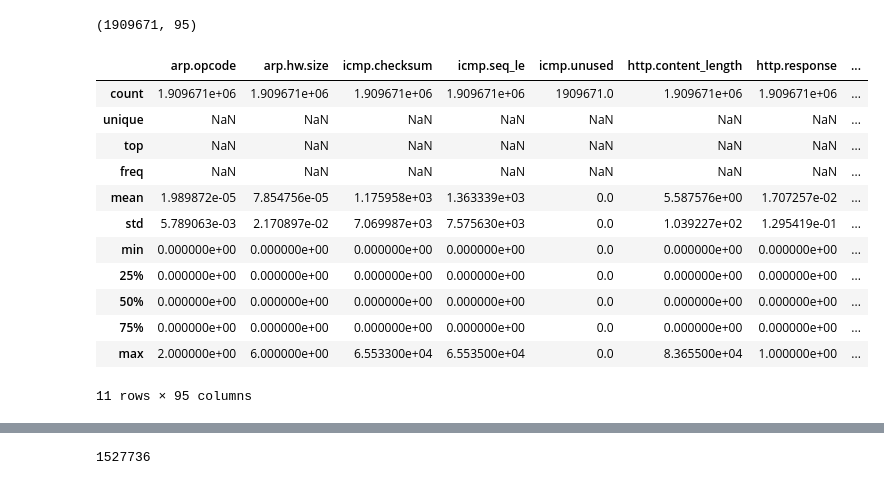
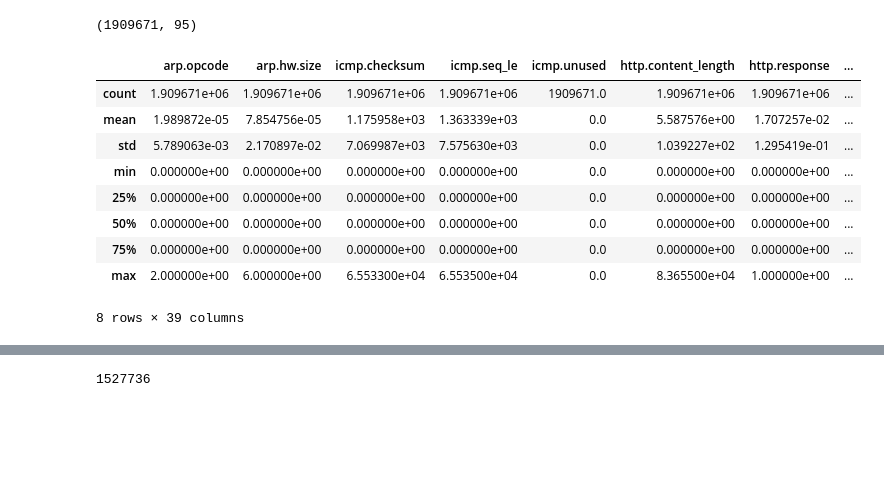
Before and after one commit to Char1iee/UCSD-Cyberlab, a Jupyter notebook: Edge-IIoT/preprocess.ipynb, the cells around one changed output, grey strips where cells are left out. Cells and saved outputs as stored; diff of their text form; code cells hidden in the pictures; blank space fills up the shorter version.

```diff
--- a/Edge-IIoT/preprocess.ipynb
+++ b/Edge-IIoT/preprocess.ipynb
@@ -172,13 +194,10 @@ df.shape
 # %% [output]
 (1909671, 95)
 # %%
-df.describe(include="all")
+df.describe()
 # %% [output]
 |  | arp.opcode | arp.hw.size | icmp.checksum | icmp.seq_le | icmp.unused | http.content_length | http.response | ... |
 | count | 1.909671e+06 | 1.909671e+06 | 1.909671e+06 | 1.909671e+06 | 1909671.0 | 1.909671e+06 | 1.909671e+06 | ... |
-| unique | NaN | NaN | NaN | NaN | NaN | NaN | NaN | ... |
-| top | NaN | NaN | NaN | NaN | NaN | NaN | NaN | ... |
-| freq | NaN | NaN | NaN | NaN | NaN | NaN | NaN | ... |
 | mean | 1.989872e-05 | 7.854756e-05 | 1.175958e+03 | 1.363339e+03 | 0.0 | 5.587576e+00 | 1.707257e-02 | ... |
 | std | 5.789063e-03 | 2.170897e-02 | 7.069987e+03 | 7.575630e+03 | 0.0 | 1.039227e+02 | 1.295419e-01 | ... |
 | min | 0.000000e+00 | 0.000000e+00 | 0.000000e+00 | 0.000000e+00 | 0.0 | 0.000000e+00 | 0.000000e+00 | ... |
@@ -186,7 +205,7 @@ df.describe(include="all")
 | 50% | 0.000000e+00 | 0.000000e+00 | 0.000000e+00 | 0.000000e+00 | 0.0 | 0.000000e+00 | 0.000000e+00 | ... |
 | 75% | 0.000000e+00 | 0.000000e+00 | 0.000000e+00 | 0.000000e+00 | 0.0 | 0.000000e+00 | 0.000000e+00 | ... |
 | max | 2.000000e+00 | 6.000000e+00 | 6.553300e+04 | 6.553500e+04 | 0.0 | 8.365500e+04 | 1.000000e+00 | ... |
-11 rows × 95 columns
+8 rows × 39 columns
 # %%
 scaler = MinMaxScaler()
 df = scaler.fit_transform(df)
```
Also changed, not shown: parts of 3 cells of this notebook.
